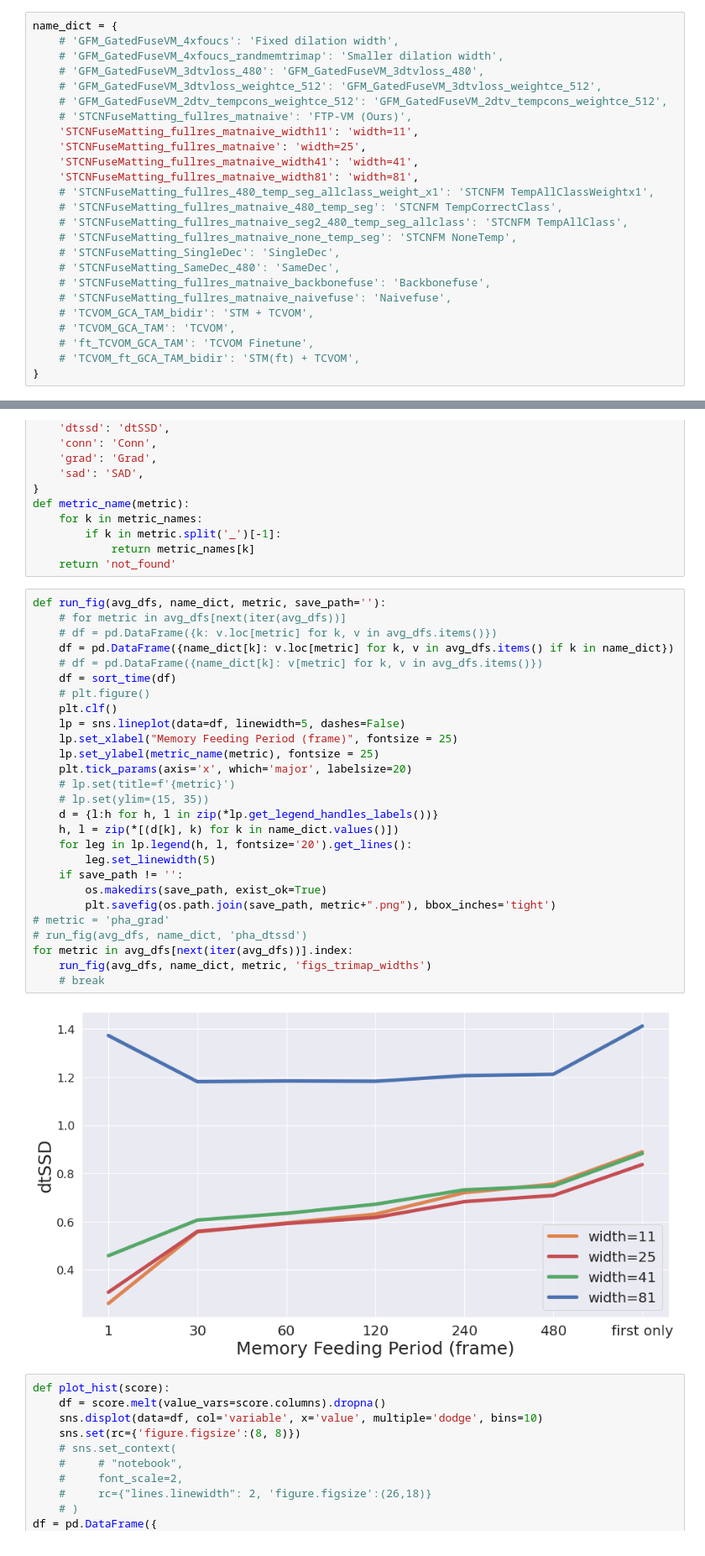
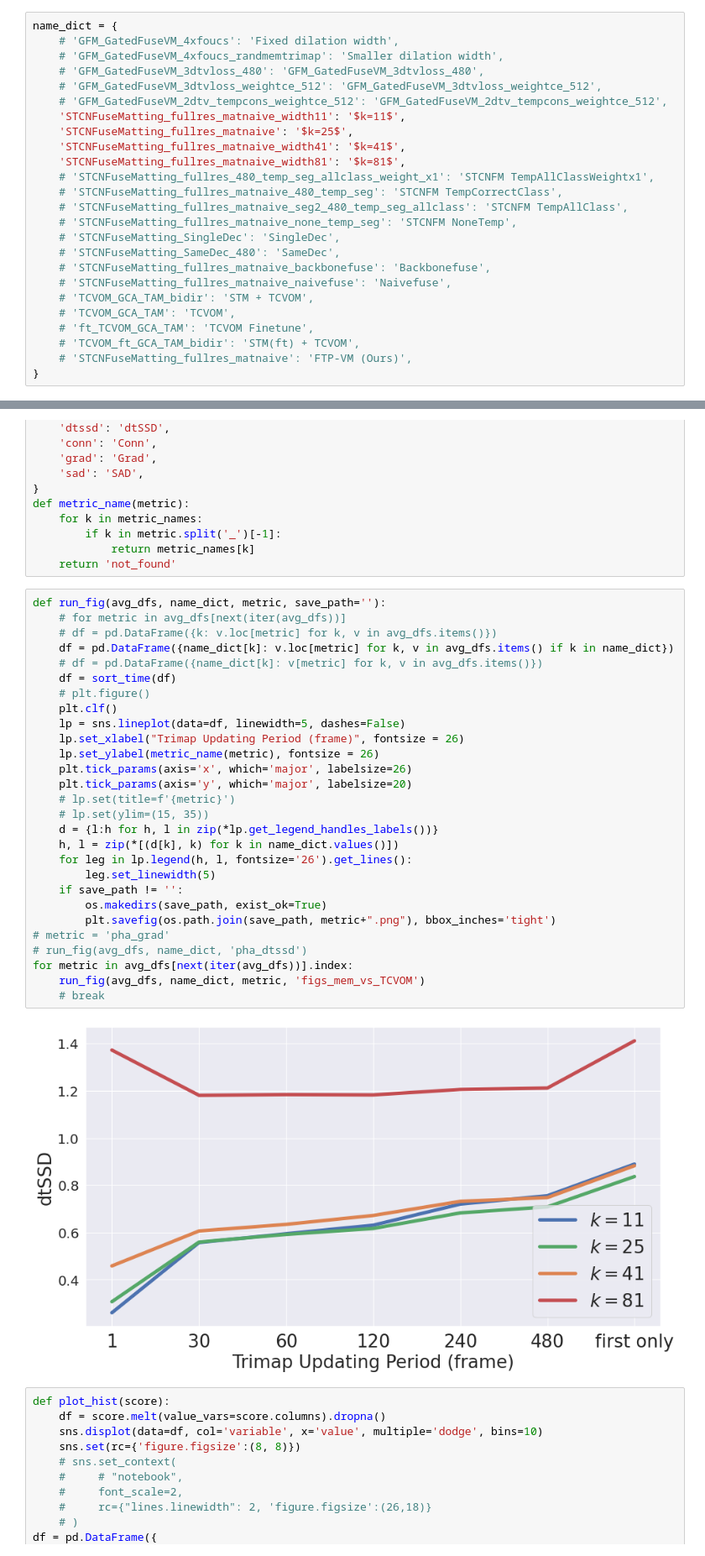
Before and after one commit to csvt32745/FTP-VM, a Jupyter notebook: analysis_mem.ipynb, the cells around one changed output, grey strips where cells are left out. Shown at 84% size. Saved outputs shown, nothing was run; the diff lists cells and outputs as text.

```diff
--- a/analysis_mem.ipynb
+++ b/analysis_mem.ipynb
@@ -83,11 +79,10 @@ name_dict = {
     # 'GFM_GatedFuseVM_3dtvloss_480': 'GFM_GatedFuseVM_3dtvloss_480',
     # 'GFM_GatedFuseVM_3dtvloss_weightce_512': 'GFM_GatedFuseVM_3dtvloss_weightce_512',
     # 'GFM_GatedFuseVM_2dtv_tempcons_weightce_512': 'GFM_GatedFuseVM_2dtv_tempcons_weightce_512',
-    # 'STCNFuseMatting_fullres_matnaive': 'FTP-VM (Ours)',
-    'STCNFuseMatting_fullres_matnaive_width11': 'width=11',
-    'STCNFuseMatting_fullres_matnaive': 'width=25',
-    'STCNFuseMatting_fullres_matnaive_width41': 'width=41',
-    'STCNFuseMatting_fullres_matnaive_width81': 'width=81',
+    'STCNFuseMatting_fullres_matnaive_width11': '$k=11$',
+    'STCNFuseMatting_fullres_matnaive': '$k=25$',
+    'STCNFuseMatting_fullres_matnaive_width41': '$k=41$',
+    'STCNFuseMatting_fullres_matnaive_width81': '$k=81$',
     # 'STCNFuseMatting_fullres_480_temp_seg_allclass_weight_x1': 'STCNFM TempAllClassWeightx1',
     # 'STCNFuseMatting_fullres_matnaive_480_temp_seg': 'STCNFM TempCorrectClass',
     # 'STCNFuseMatting_fullres_matnaive_seg2_480_temp_seg_allclass': 'STCNFM TempAllClass',
@@ -100,6 +95,7 @@ name_dict = {
     # 'TCVOM_GCA_TAM': 'TCVOM',
     # 'ft_TCVOM_GCA_TAM': 'TCVOM Finetune',
     # 'TCVOM_ft_GCA_TAM_bidir': 'STM(ft) + TCVOM',
+    # 'STCNFuseMatting_fullres_matnaive': 'FTP-VM (Ours)',
 }
 # %%
 def sort_time(df):
@@ -122,32 +118,33 @@ def metric_name(metric):
 # %%
 def run_fig(avg_dfs, name_dict, metric, save_path=''):
     # for metric in avg_dfs[next(iter(avg_dfs))]
     # df = pd.DataFrame({k: v.loc[metric] for k, v in avg_dfs.items()})
     df = pd.DataFrame({name_dict[k]: v.loc[metric] for k, v in avg_dfs.items() if k in name_dict})
     # df = pd.DataFrame({name_dict[k]: v[metric] for k, v in avg_dfs.items()})
     df = sort_time(df)
     # plt.figure()
     plt.clf()
     lp = sns.lineplot(data=df, linewidth=5, dashes=False)
-    lp.set_xlabel("Memory Feeding Period (frame)", fontsize = 25)
-    lp.set_ylabel(metric_name(metric), fontsize = 25)
-    plt.tick_params(axis='x', which='major', labelsize=20)
+    lp.set_xlabel("Trimap Updating Period (frame)", fontsize = 26)
+    lp.set_ylabel(metric_name(metric), fontsize = 26)
+    plt.tick_params(axis='x', which='major', labelsize=26)
+    plt.tick_params(axis='y', which='major', labelsize=20)
     # lp.set(title=f'{metric}')
     # lp.set(ylim=(15, 35))
     d = {l:h for h, l in zip(*lp.get_legend_handles_labels())}
     h, l = zip(*[(d[k], k) for k in name_dict.values()])
-    for leg in lp.legend(h, l, fontsize='20').get_lines():
+    for leg in lp.legend(h, l, fontsize='26').get_lines():
         leg.set_linewidth(5)
     if save_path != '':
         os.makedirs(save_path, exist_ok=True)
         plt.savefig(os.path.join(save_path, metric+".png"), bbox_inches='tight')
 # metric = 'pha_grad'
 # run_fig(avg_dfs, name_dict, 'pha_dtssd')
 for metric in avg_dfs[next(iter(avg_dfs))].index:
-    run_fig(avg_dfs, name_dict, metric, 'figs_trimap_widths')
+    run_fig(avg_dfs, name_dict, metric, 'figs_mem_vs_TCVOM')
     # break
 # %% [output]
-[figure, old version]
+[figure, new version]
 # %%
 def plot_hist(score):
     df = score.melt(value_vars=score.columns).dropna()
```
Also changed, not shown: parts of 2 cells of this notebook, 57 other files.
